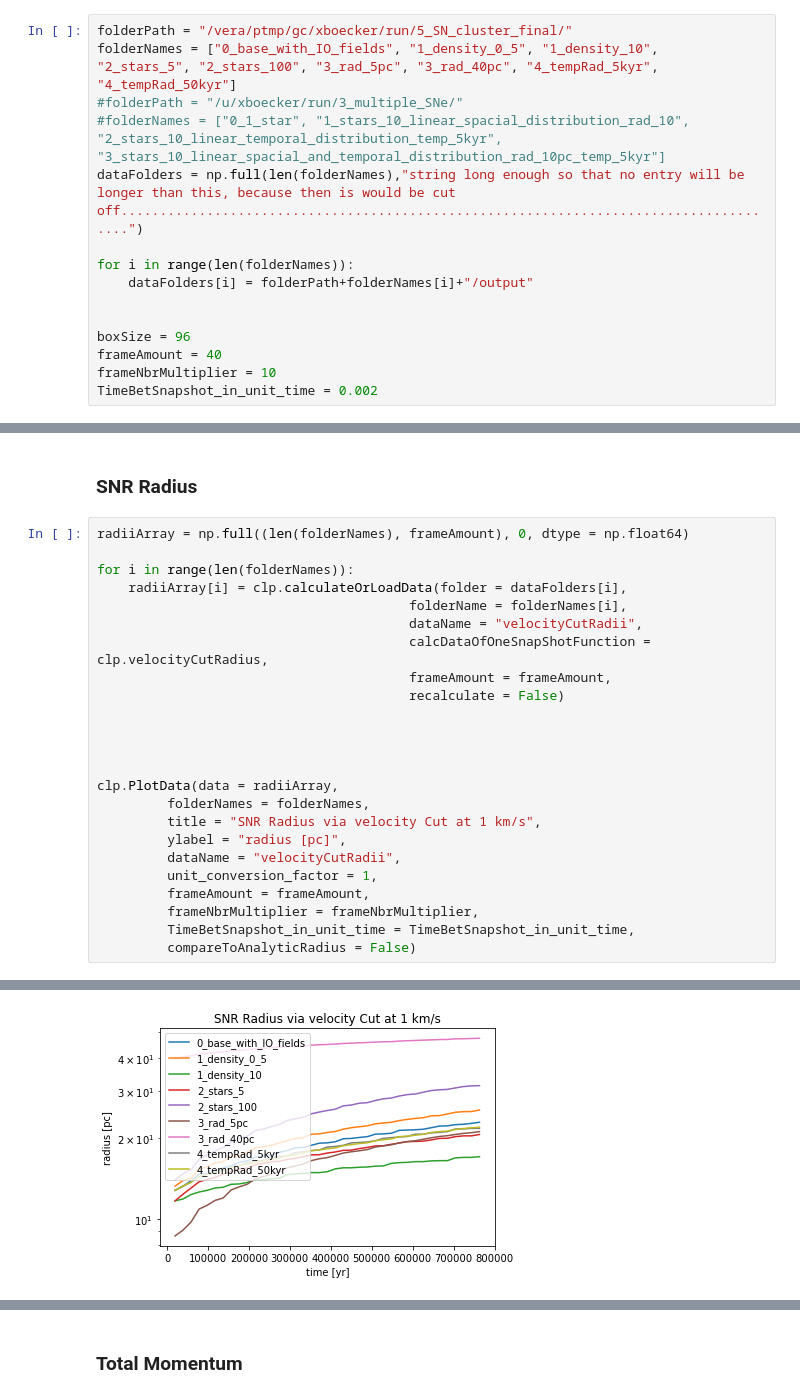
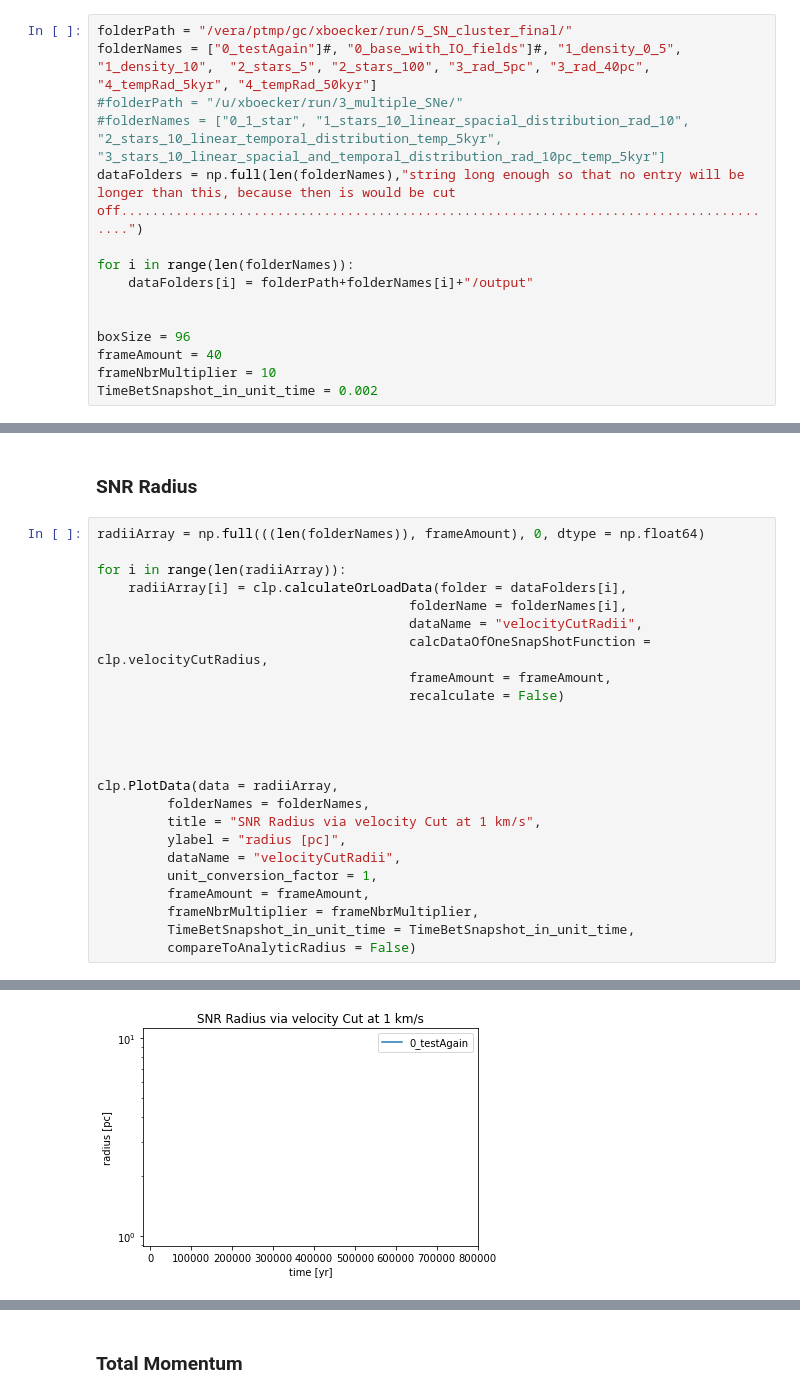
Before and after one commit to nelson-group/boecker_arepo, a Jupyter notebook: jupyterNotebooks/Cluster plots.ipynb, the cells around one changed output, grey strips where cells are left out. Saved outputs shown, nothing was run; the diff lists cells and outputs as text.

```diff
--- a/jupyterNotebooks/Cluster plots.ipynb
+++ b/jupyterNotebooks/Cluster plots.ipynb
@@ -33,7 +33,7 @@ UnitTime_in_s = UnitLength_in_cm / UnitVelocity_in_cm_per_s
 UnitTime_in_yr = UnitTime_in_s * sec_to_yr
 # %%
 folderPath = "/vera/ptmp/gc/xboecker/run/5_SN_cluster_final/"
-folderNames = ["0_base_with_IO_fields", "1_density_0_5", "1_density_10",  "2_stars_5", "2_stars_100", "3_rad_5pc", "3_rad_40pc", "4_tempRad_5kyr", "4_tempRad_50kyr"]
+folderNames = ["0_testAgain"]#, "0_base_with_IO_fields"]#, "1_density_0_5", "1_density_10",  "2_stars_5", "2_stars_100", "3_rad_5pc", "3_rad_40pc", "4_tempRad_5kyr", "4_tempRad_50kyr"]
 #folderPath = "/u/xboecker/run/3_multiple_SNe/"
 #folderNames = ["0_1_star", "1_stars_10_linear_spacial_distribution_rad_10", "2_stars_10_linear_temporal_distribution_temp_5kyr", "3_stars_10_linear_spacial_and_temporal_distribution_rad_10pc_temp_5kyr"]
 dataFolders = np.full(len(folderNames),"string long enough so that no entry will be longer than this, because then is would be cut off......................................................................................")
@@ -60,9 +74,9 @@ UnitMass_in_g = 1.989e+31
 # %% [markdown]
 ### SNR Radius
 # %%
-radiiArray = np.full((len(folderNames), frameAmount), 0, dtype = np.float64)
+radiiArray = np.full(((len(folderNames)), frameAmount), 0, dtype = np.float64)
 
-for i in range(len(folderNames)):
+for i in range(len(radiiArray)):
     radiiArray[i] = clp.calculateOrLoadData(folder = dataFolders[i],
                                         folderName = folderNames[i],
                                         dataName = "velocityCutRadii",
@@ -96,4 +102,4 @@ load data
-[figure, old version]
+[figure, new version]
 <Figure size 432x288 with 0 Axes>
 # %% [markdown]
 ### Total Momentum
```
Also changed, not shown: parts of 27 cells of this notebook, 10 other files.
